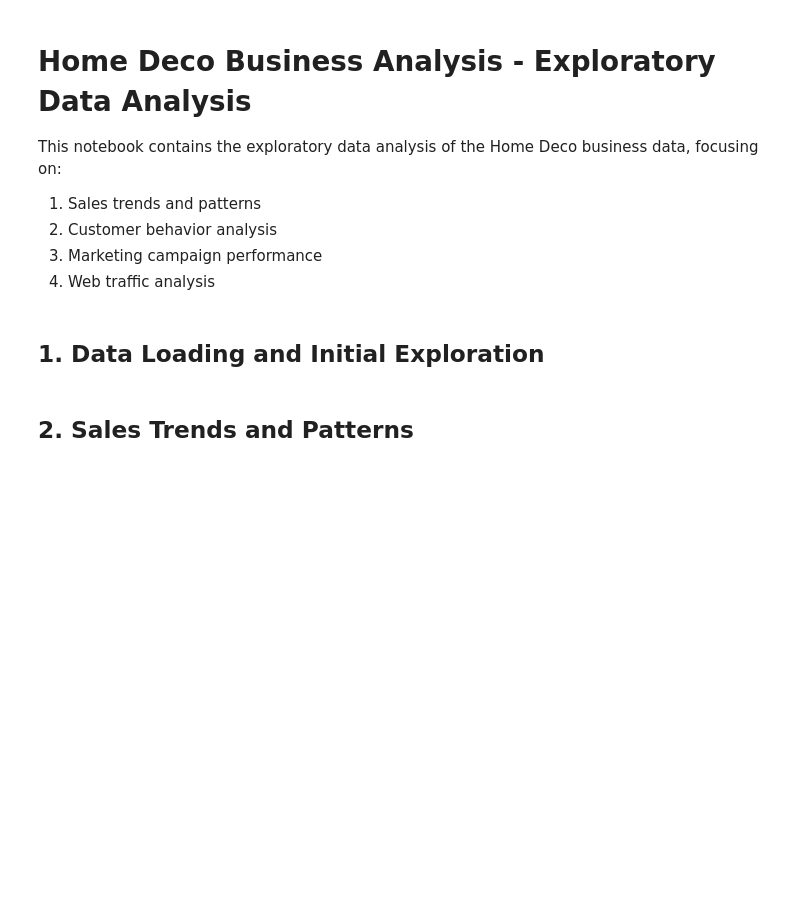
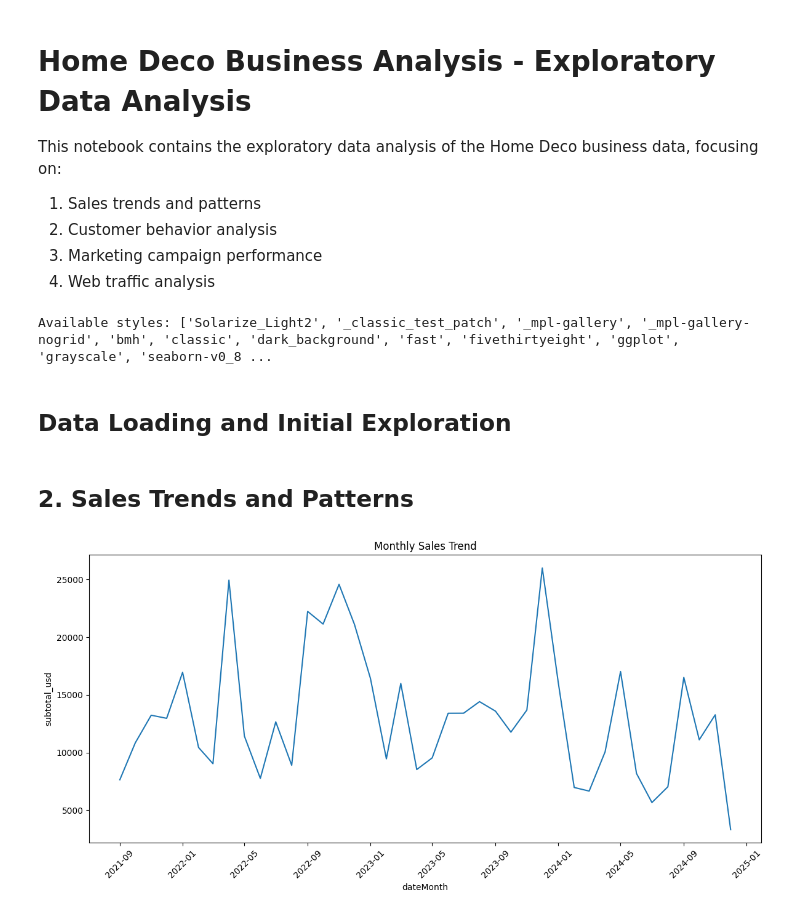
Before and after one commit to nbulygin/homedeco_analysis, a Jupyter notebook: notebooks/01_eda.ipynb, the cells around one changed output. Saved outputs shown, nothing was run; the diff lists cells and outputs as text; code cells hidden in the pictures; blank space fills up the shorter version.

Commit message:
Update EDA notebook and correlation matrix figure

```diff
--- a/notebooks/01_eda.ipynb
+++ b/notebooks/01_eda.ipynb
@@ -13,15 +13,19 @@ import numpy as np
 import seaborn as sns
 import matplotlib.pyplot as plt
 
-# Set style for all visualizations
-plt.style.use('seaborn-whitegrid')
-sns.set_palette('Greys')
+# Check available styles
+print("Available styles:", plt.style.available)
+
+# Set simple style for all visualizations
+plt.style.use('default')  # Using default style
 
 # Display settings
 pd.set_option('display.max_columns', None)
 pd.set_option('display.float_format', lambda x: '%.2f' % x)
+# %% [output]
+Available styles: ['Solarize_Light2', '_classic_test_patch', '_mpl-gallery', '_mpl-gallery-nogrid', 'bmh', 'classic', 'dark_background', 'fast', 'fivethirtyeight', 'ggplot', 'grayscale', 'seaborn-v0_8 ...
 # %% [markdown]
-## 1. Data Loading and Initial Exploration
+## Data Loading and Initial Exploration
 # %%
 # Load datasets
 monthly_sales = pd.read_excel('../data/monthly_sales_ads_data.xlsx')
@@ -49,23 +35,12 @@ for name, df in {
 # %% [markdown]
 ## 2. Sales Trends and Patterns
 # %%
-# Monthly sales analysis
+# 1. Monthly Sales Analysis
 plt.figure(figsize=(12, 6))
 sns.lineplot(data=monthly_sales, x='dateMonth', y='subtotal_usd')
 plt.title('Monthly Sales Trend')
 plt.xticks(rotation=45)
 plt.tight_layout()
 plt.show()
-
-# Calculate key metrics
-monthly_metrics = monthly_sales.agg({
-    'subtotal_usd': ['mean', 'std', 'min', 'max'],
-    'n_items': ['mean', 'std', 'min', 'max']
-}).round(2)
-print("\nMonthly Sales Metrics:")
-print(monthly_metrics)
-
-# Quarterly analysis
-quarterly_sales = monthly_sales.groupby('quarter')['subtotal_usd'].agg(['mean', 'sum']).round(2)
-print("\nQuarterly Sales Analysis:")
-print(quarterly_sales)
+# %% [output]
+[figure, added]
```
Also changed, not shown: parts of 19 cells of this notebook, 1 other file.
